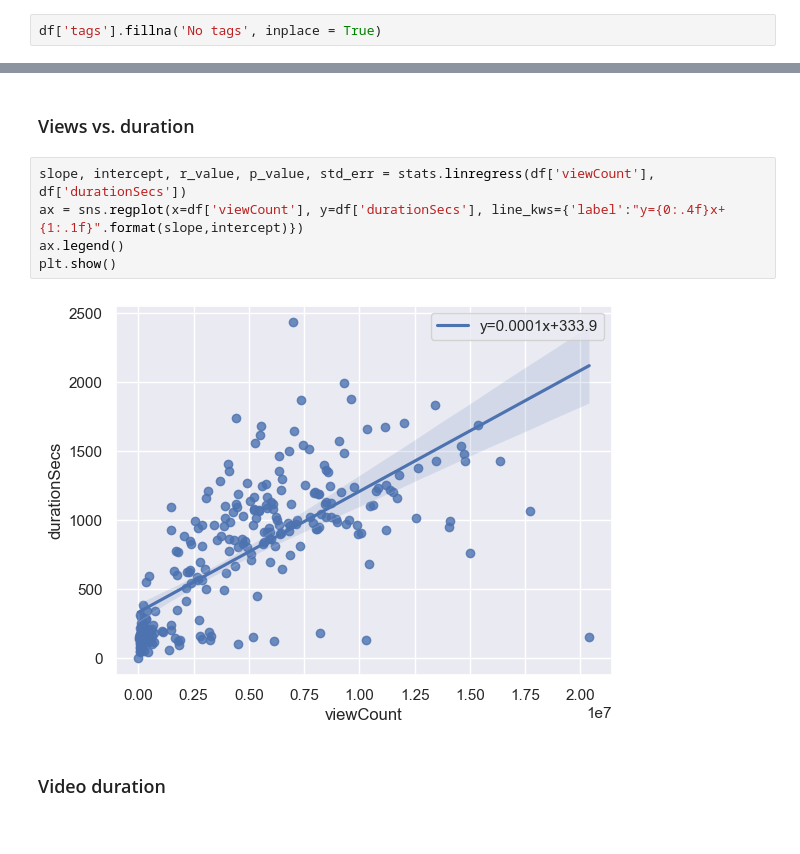
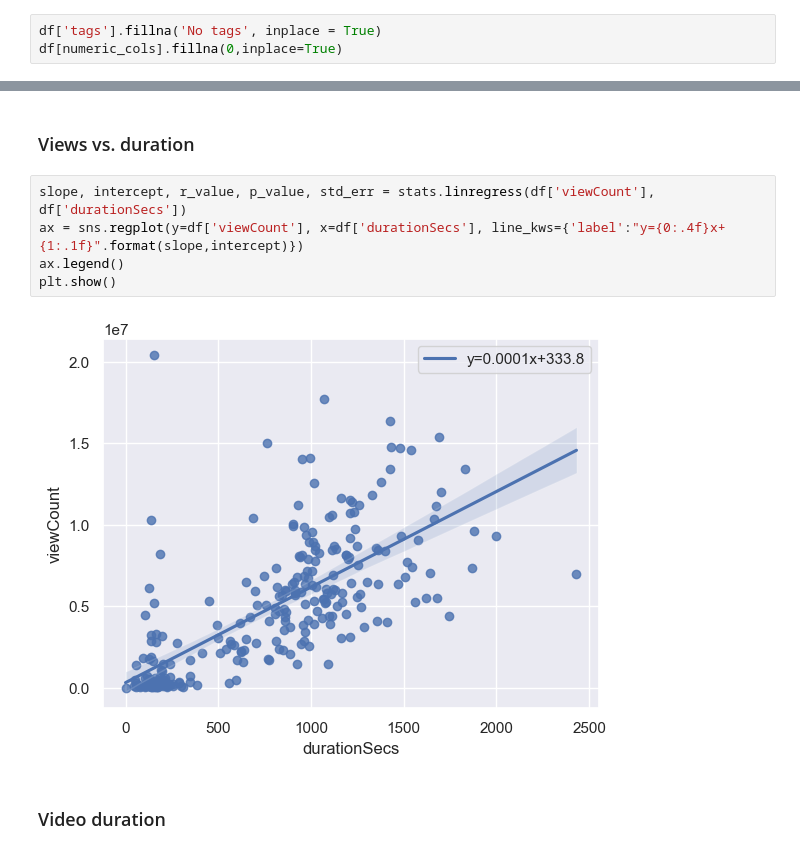
Before and after one commit to Siddharth114/YoutubeAPI, a Jupyter notebook: exploring.ipynb, the cells around one changed output, grey strips where cells are left out. Cells and saved outputs as stored; diff of their text form.

```diff
--- a/exploring.ipynb
+++ b/exploring.ipynb
@@ -88,3 +87,4 @@ dtype: bool
 ### Handling null tags
 # %%
 df['tags'].fillna('No tags', inplace = True)
+df[numeric_cols].fillna(0,inplace=True)
@@ -176,11 +181,11 @@ plt.show()
 ### Views vs. duration
 # %%
 slope, intercept, r_value, p_value, std_err = stats.linregress(df['viewCount'], df['durationSecs'])
-ax = sns.regplot(x=df['viewCount'], y=df['durationSecs'], line_kws={'label':"y={0:.4f}x+{1:.1f}".format(slope,intercept)})
+ax = sns.regplot(y=df['viewCount'], x=df['durationSecs'], line_kws={'label':"y={0:.4f}x+{1:.1f}".format(slope,intercept)})
 ax.legend()
 plt.show()
 # %% [output]
-[figure, old version]
+[figure, new version]
 # %% [markdown]
 ### Video duration
 # %%
```
Also changed, not shown: parts of 12 cells of this notebook.
